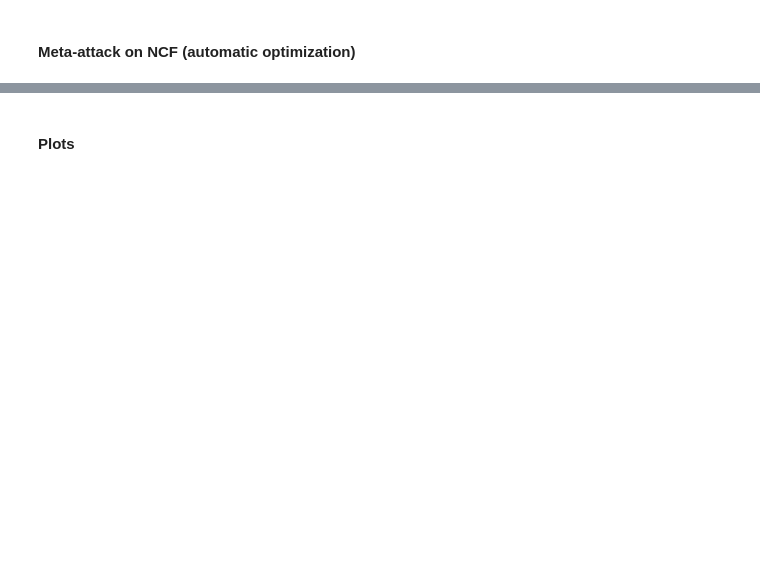
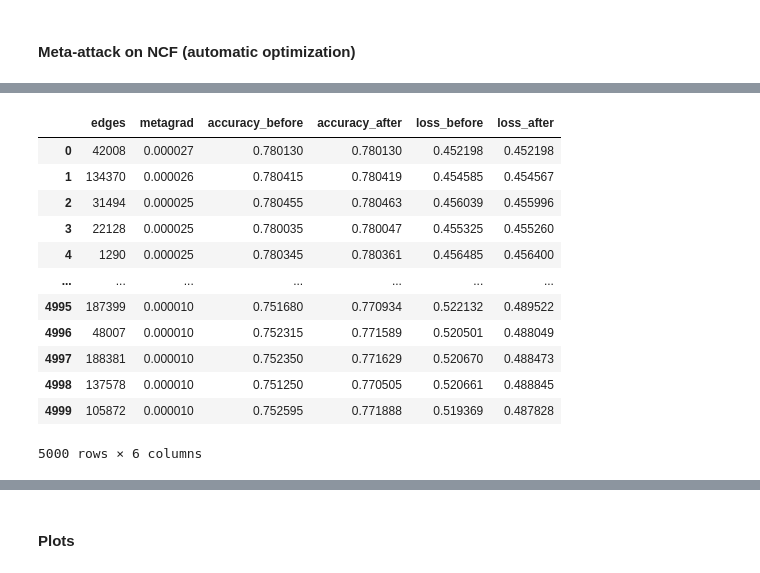
Before and after one commit to aravind-gk/RecSysAttack, a Jupyter notebook: ncf_gridsearch/ncf.ipynb, the cells around one changed output, grey strips where cells are left out. Saved outputs shown, nothing was run; the diff lists cells and outputs as text; code cells hidden in the pictures; blank space fills up the shorter version.

```diff
--- a/ncf_gridsearch/ncf.ipynb
+++ b/ncf_gridsearch/ncf.ipynb
@@ -272,0 +285,16 @@ perturbations.head(10)
+# %%
+perturbations # T = 300
+# %% [output]
+|  | edges | metagrad | accuracy_before | accuracy_after | loss_before | loss_after |
+| 0 | 42008 | 0.000027 | 0.780130 | 0.780130 | 0.452198 | 0.452198 |
+| 1 | 134370 | 0.000026 | 0.780415 | 0.780419 | 0.454585 | 0.454567 |
+| 2 | 31494 | 0.000025 | 0.780455 | 0.780463 | 0.456039 | 0.455996 |
+| 3 | 22128 | 0.000025 | 0.780035 | 0.780047 | 0.455325 | 0.455260 |
+| 4 | 1290 | 0.000025 | 0.780345 | 0.780361 | 0.456485 | 0.456400 |
+| ... | ... | ... | ... | ... | ... | ... |
+| 4995 | 187399 | 0.000010 | 0.751680 | 0.770934 | 0.522132 | 0.489522 |
+| 4996 | 48007 | 0.000010 | 0.752315 | 0.771589 | 0.520501 | 0.488049 |
+| 4997 | 188381 | 0.000010 | 0.752350 | 0.771629 | 0.520670 | 0.488473 |
+| 4998 | 137578 | 0.000010 | 0.751250 | 0.770505 | 0.520661 | 0.488845 |
+| 4999 | 105872 | 0.000010 | 0.752595 | 0.771888 | 0.519369 | 0.487828 |
+5000 rows × 6 columns
```
Also changed, not shown: parts of 11 cells of this notebook, 4 other files.
